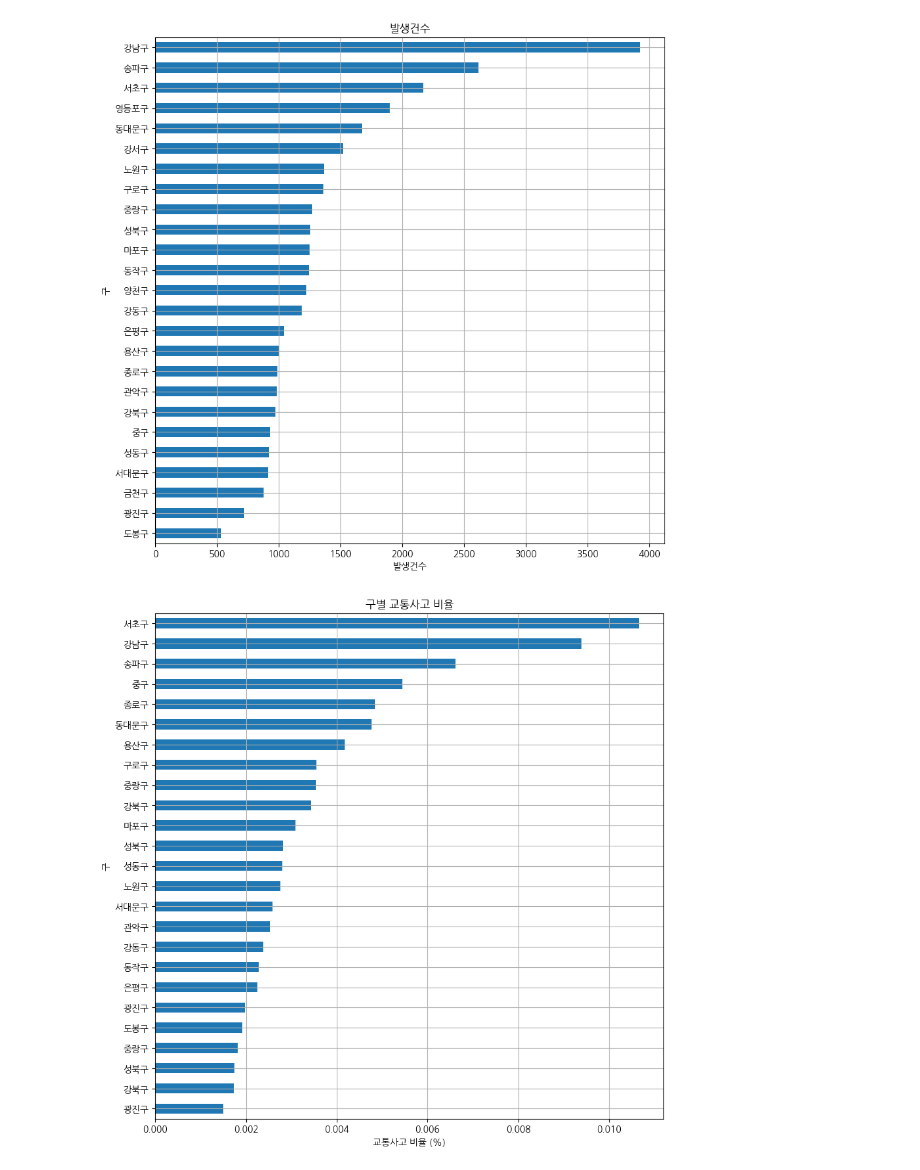
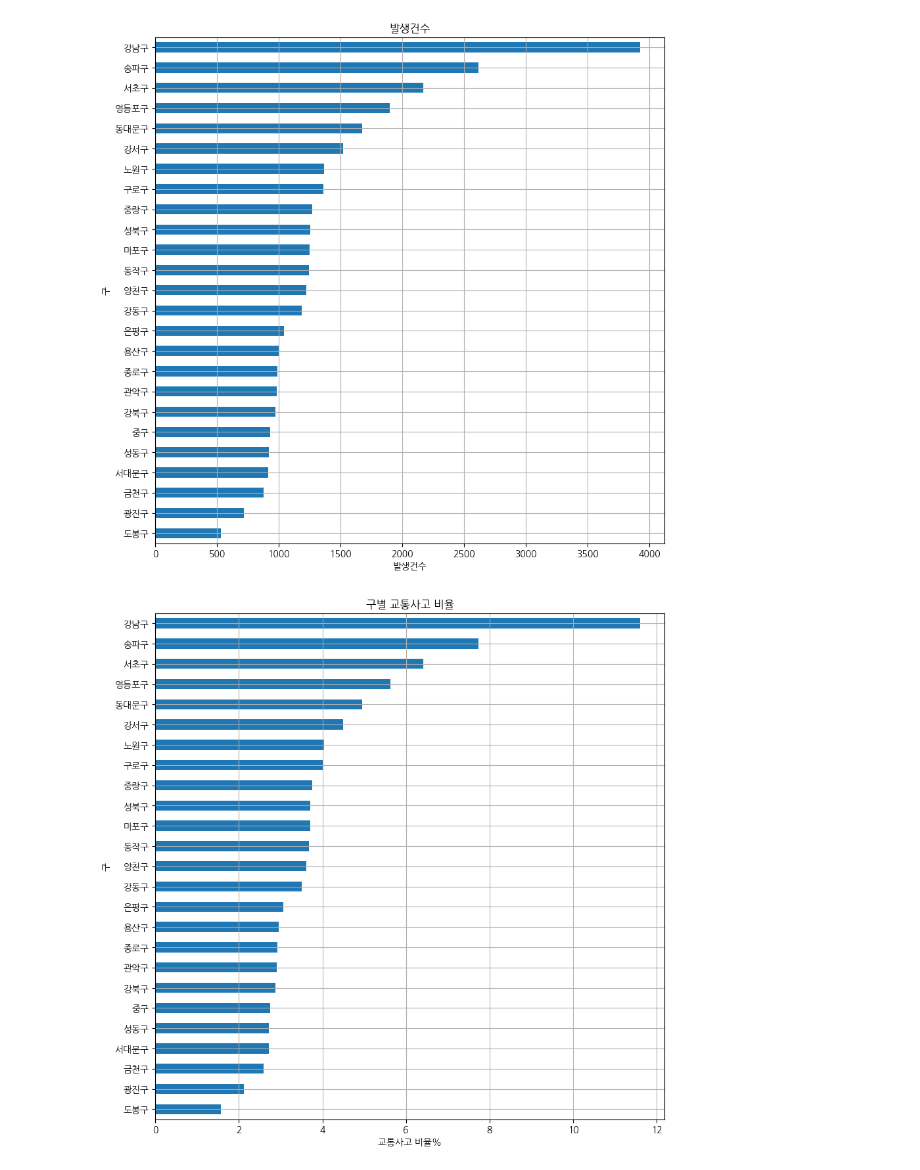
Before and after one commit to addinedu-ros-9th/eda-repo-2, a Jupyter notebook: data_analysis/car_accident.ipynb, the cells around one changed output. Drawn from its saved outputs; the diff is of its cells as text; code cells hidden in the pictures.

```diff
--- a/data_analysis/car_accident.ipynb
+++ b/data_analysis/car_accident.ipynb
@@ -121,17 +121,17 @@ gu_code_mapping = {
     "11380": "은평구",
     "11410": "서대문구",
     "11440": "마포구",
-    "11470": "구로구",
-    "11500": "동작구",
-    "11530": "관악구",
-    "11545": "서초구",
-    "11560": "강남구",
-    "11590": "송파구",
-    "11620": "강동구",
-    "11650": "광진구",
-    "11680": "중랑구",
-    "11710": "성북구",
-    "11740": "강북구"
+    "11470": "양천구",
+    "11500": "강서구",
+    "11530": "구로구",
+    "11545": "금천구",
+    "11560": "영등포구",
+    "11590": "동작구",
+    "11620": "관악구",
+    "11650": "서초구",
+    "11680": "강남구",
+    "11710": "송파구",
+    "11740": "강동구"
 }
 
 # 자치구 코드가 있는 칼럼을 변환
@@ -207,22 +207,22 @@ plt.show()
 [figure]
 # %%
 # 교통사고 발생건수, 교통사고 비율, 총생활인구수 데이터 준비
-df_result = merged_df[['구', '발생건수', '총생활인구수', '교통사고 비율', '교통사고 비율 (%)']]
+df_result = merged_df[['구', '발생건수', '총생활인구수', '교통사고비율', '교통사고 비율%']]
 
 # 교차 분석을 위한 상관관계 분석
-correlation_matrix = df_result[['발생건수', '총생활인구수', '교통사고 비율']].corr()
+correlation_matrix = df_result[['발생건수', '총생활인구수', '교통사고비율']].corr()
 
 # 교통사고 비율을 기준으로 구별 교통사고 현황을 내림차순으로 정렬
-df_result_sorted = df_result.sort_values(by='교통사고 비율', ascending=True)
+df_result_sorted = df_result.sort_values(by='교통사고비율', ascending=True)
 
 # 교통사고 비율이 높은 구부터 낮은 구까지 시각화
-df_result_sorted.set_index('구')['교통사고 비율'].plot(kind='barh', grid=True, figsize=(10, 10))
-plt.xlabel("교통사고 비율 (%)")
+df_result_sorted.set_index('구')['교통사고비율'].plot(kind='barh', grid=True, figsize=(10, 10))
+plt.xlabel("교통사고 비율%")
 plt.ylabel("구")
 plt.title("구별 교통사고 비율")
 plt.show()
 # %% [output]
-[figure, old version]
+[figure, new version]
 # %%
 import json
 import folium
```
Also changed, not shown: parts of 4 cells of this notebook, 2 other files.
